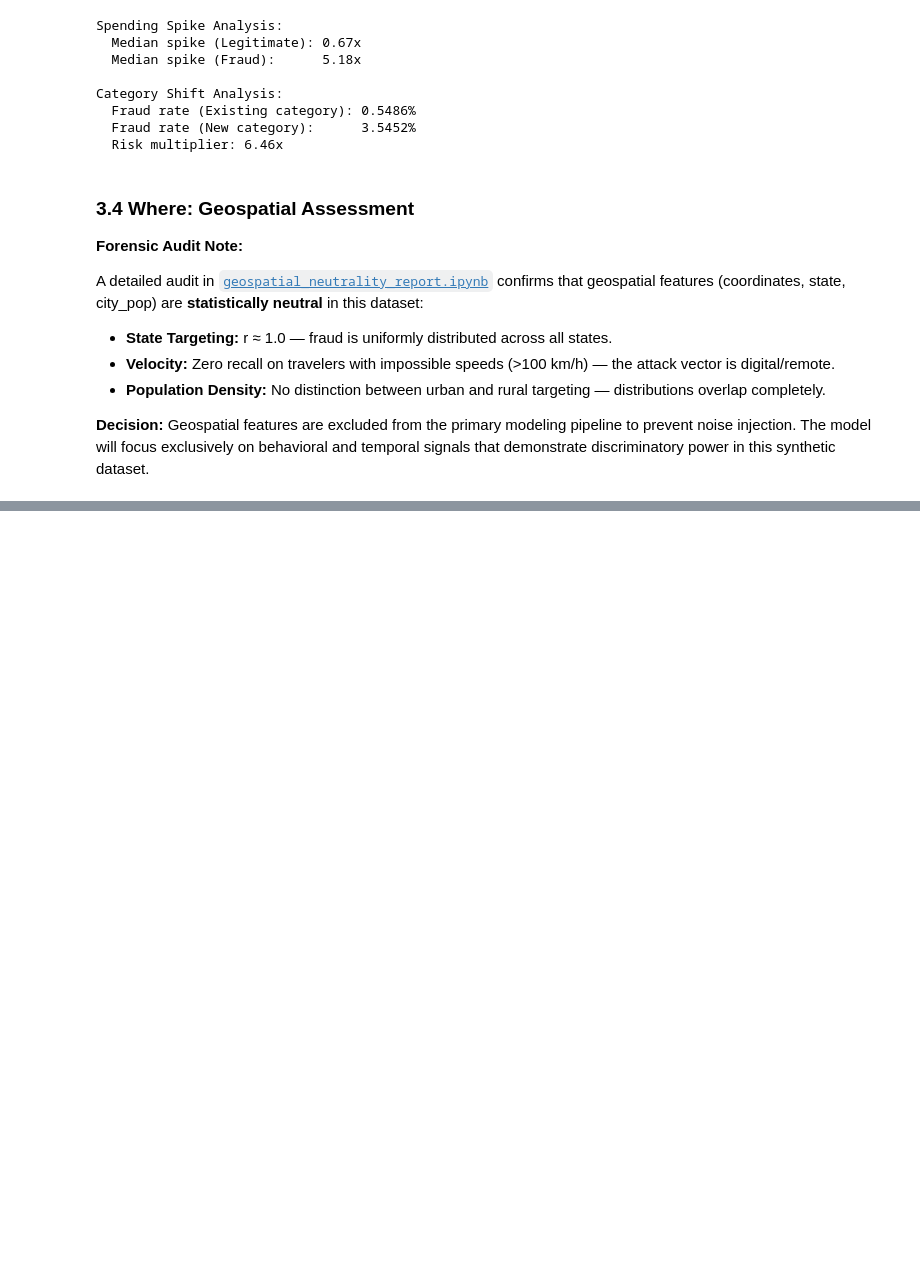
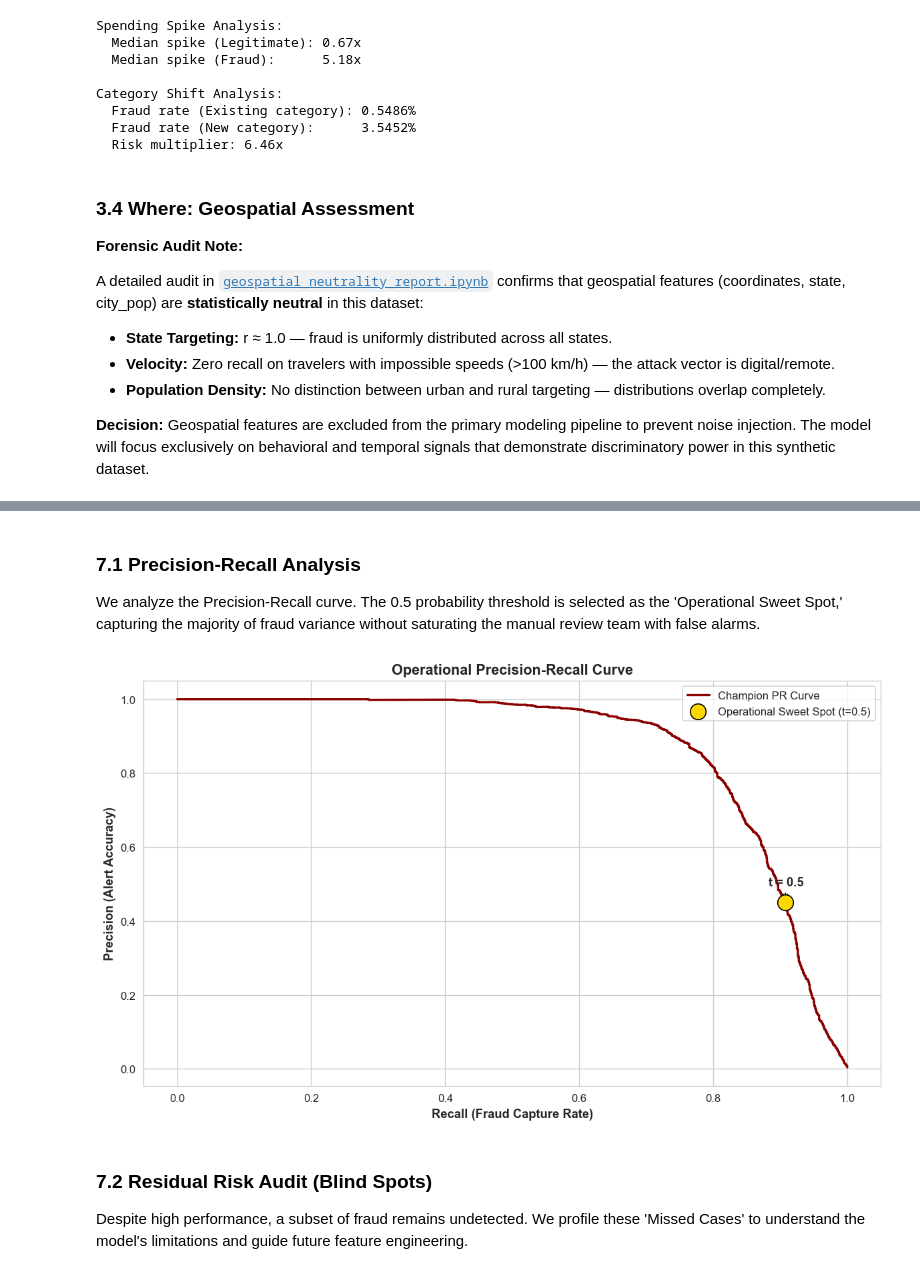
Before and after one commit to MachineheadLearning/fraud-forensics-pipeline, a Jupyter notebook: notebooks/analysis.ipynb, the cells around one changed output, grey strips where cells are left out. Drawn from its saved outputs; the diff is of its cells as text; code cells hidden in the pictures; blank space fills up the shorter version.

```diff
--- a/notebooks/analysis.ipynb
+++ b/notebooks/analysis.ipynb
@@ -390,0 +617,33 @@ trans_date_trans_time    amt  spike_factor  is_new_category  trans_count_7d
+# %% [markdown]
+### 7.1 Precision-Recall Analysis
+
+We analyze the Precision-Recall curve. The 0.5 probability threshold is selected as the 'Operational Sweet Spot,' capturing the majority of fraud variance without saturating the manual review team with false alarms.
+# %%
+y_proba_xgb = champion_model.predict_proba(X_test)[:, 1]
+prec_curve, rec_curve, pr_thresholds = precision_recall_curve(y_test, y_proba_xgb)
+
+fig, ax = plt.subplots(figsize=(10, 6))
+ax.plot(rec_curve, prec_curve, color='darkred', linewidth=2, label='Champion PR Curve')
+
+# Mark the 0.5 threshold operating point
+prec_at_05 = precision_score(y_test, y_pred_xgb)
+rec_at_05 = recall_score(y_test, y_pred_xgb)
+ax.scatter(rec_at_05, prec_at_05, s=200, color='gold', edgecolors='black',
+           zorder=5, label='Operational Sweet Spot (t=0.5)')
+ax.annotate('t = 0.5', (rec_at_05, prec_at_05),
+            textcoords="offset points", xytext=(-15, 15),
+            fontsize=11, fontweight='bold',
+            arrowprops=dict(arrowstyle='->', color='black'))
+
+ax.set_xlabel('Recall (Fraud Capture Rate)', fontsize=11, fontweight='bold')
+ax.set_ylabel('Precision (Alert Accuracy)', fontsize=11, fontweight='bold')
+ax.set_title('Operational Precision-Recall Curve', fontsize=13, fontweight='bold')
+ax.legend(fontsize=10)
+plt.tight_layout()
+plt.show()
+# %% [output]
+[figure, added]
+# %% [markdown]
+### 7.2 Residual Risk Audit (Blind Spots)
+
+Despite high performance, a subset of fraud remains undetected. We profile these 'Missed Cases' to understand the model's limitations and guide future feature engineering.
```
Also changed, not shown: parts of 38 cells of this notebook, 1 other file.
